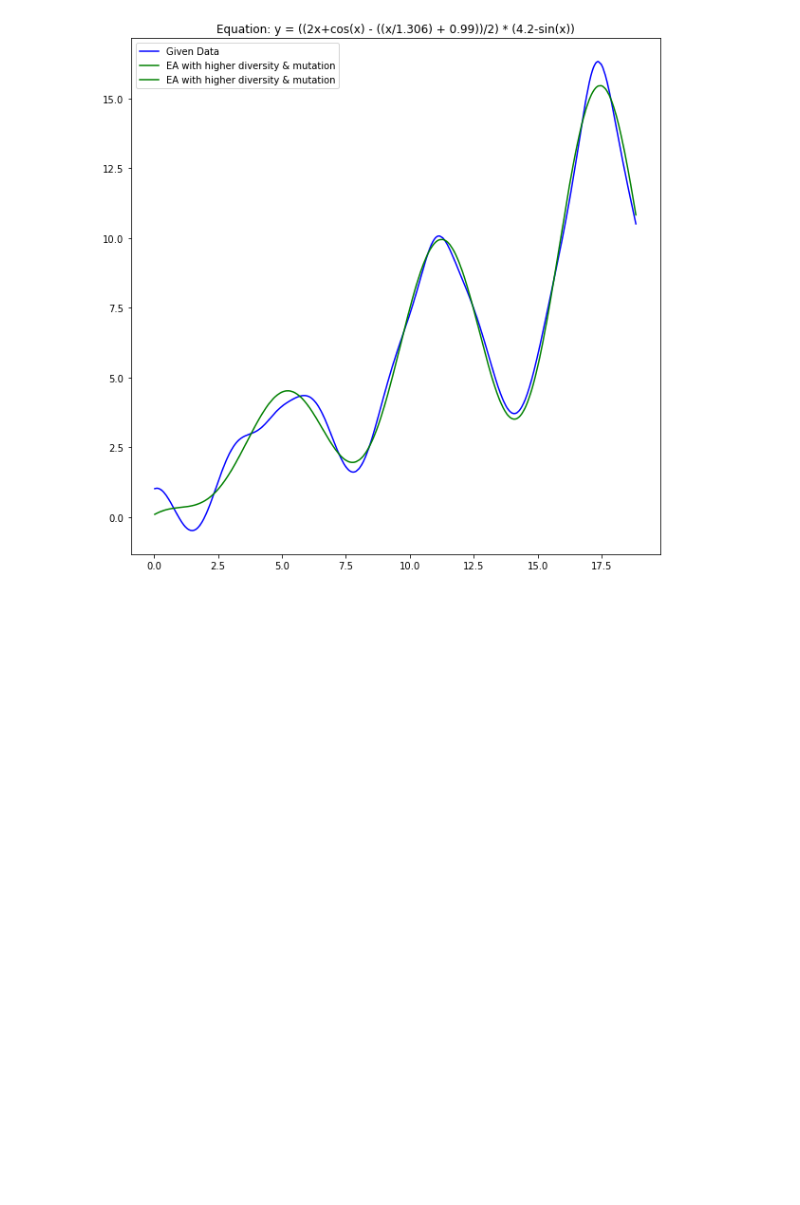
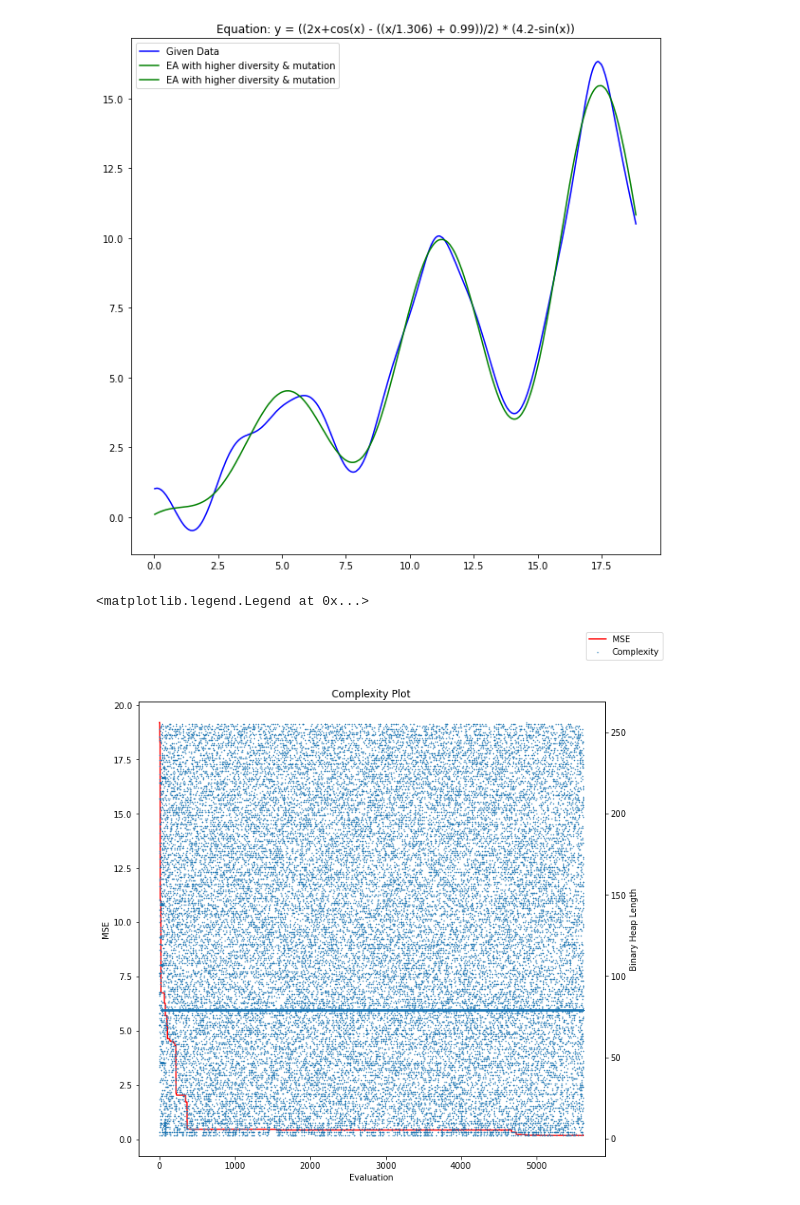
Before and after one commit to dddxing/ea_symbolicRegression, a Jupyter notebook: output/result_view.ipynb, the cells around one changed output. Cells and saved outputs as stored; diff of their text form; code cells hidden in the pictures; blank space fills up the shorter version.

```diff
--- a/output/result_view.ipynb
+++ b/output/result_view.ipynb
@@ -122,3 +123,29 @@ plt.legend()
 # %% [output]
 <matplotlib.legend.Legend at 0x...>
 [figure]
+# %%
+complexity_file = "/Users/dxx0511a/Desktop/Columbia/MECS_4510_EA/hw2/output/2021-10-26_0.17_COMPLEX/tmp/compliexity.txt"
+df = pd.read_csv(f'{complexity_file}', header = None, sep=", ", names=["evo", 'len', 'mse'], engine='python')
+df
+df['depth'] = np.floor(np.log2(df.len))
+df
+
+
+fig, ax1 = plt.subplots(figsize=(10,10))
+ax2 = ax1.twinx()
+
+ax2.scatter(df.evo, df.len, label='Complexity', s=0.3)
+ax1.plot(df.evo, df.mse, c='r', label="MSE")
+# plt.scatter(df.evo, df.len, s=0.5, label='Complexity');
+# plt.plot(df.evo, df.mse, c='r', label="MSE")
+# plt.xscale('log')
+plt.title("Complexity Plot")
+ax1.set_xlabel('Evaluation')
+ax1.set_ylabel("MSE")
+ax2.set_ylabel("Binary Heap Length")
+
+fig.legend()
+# ax2.legend(loc=1)
+# %% [output]
+<matplotlib.legend.Legend at 0x...>
+[figure, added]
```
Also changed, not shown: parts of 2 cells of this notebook, 45 other files.
